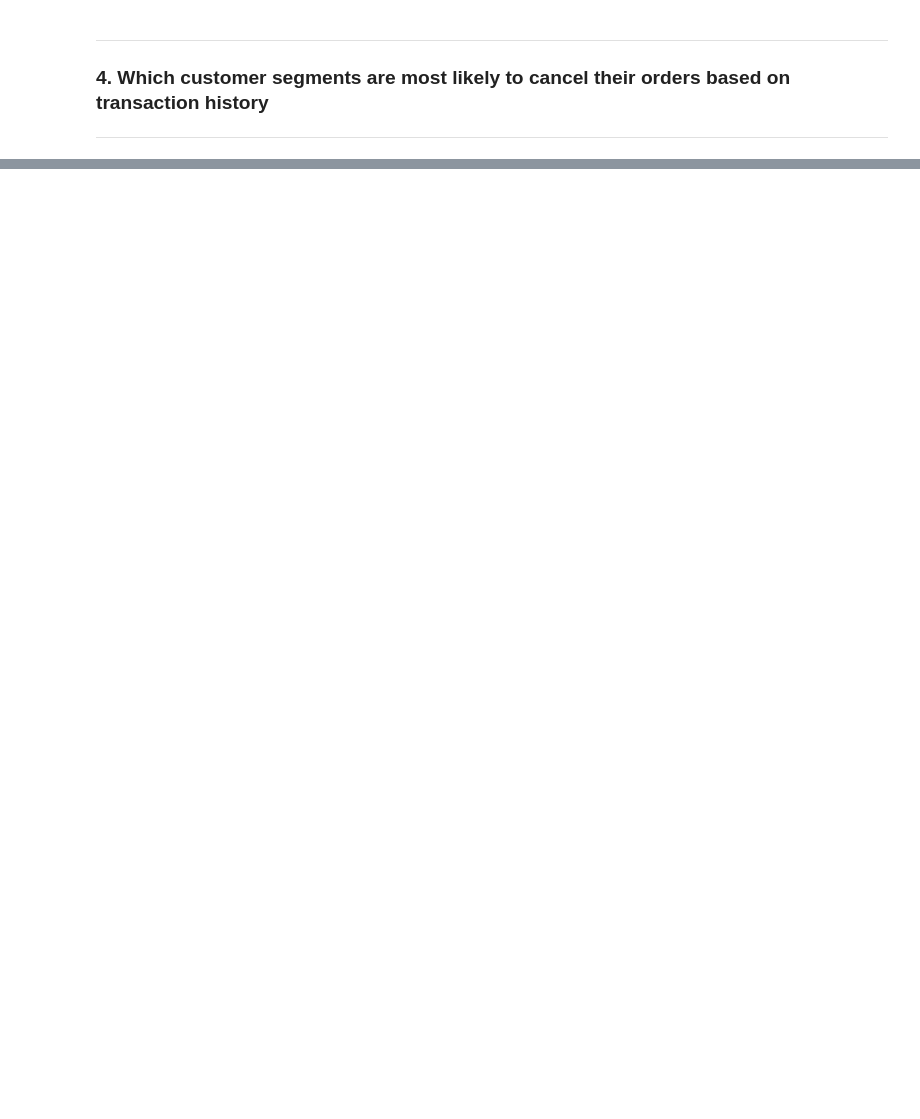
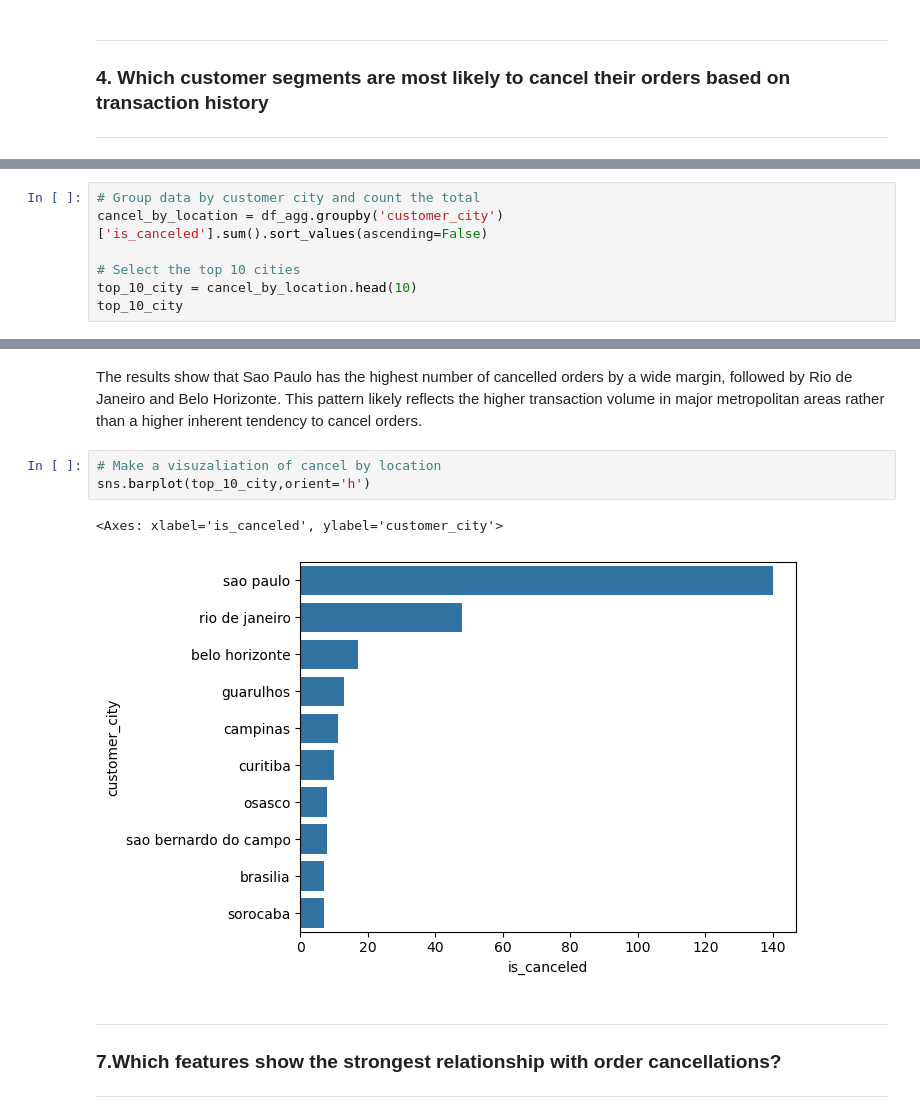
Before and after one commit to FTDS-assignment-bay/p2-final-project-ftds-051-rmt-group-001, a Jupyter notebook: EDA/EDA ver_1.ipynb, the cells around one changed output, grey strips where cells are left out. Cells and saved outputs as stored; diff of their text form; blank space fills up the shorter version.

```diff
--- a/EDA/EDA ver_1.ipynb
+++ b/EDA/EDA ver_1.ipynb
@@ -306,0 +350,7 @@ plt.show()
+# %%
+# Group data by customer city and count the total
+cancel_by_location = df_agg.groupby('customer_city')['is_canceled'].sum().sort_values(ascending=False)
+
+# Select the top 10 cities
+top_10_city = cancel_by_location.head(10)
+top_10_city
@@ -306,0 +370,12 @@ plt.show()
+# %% [markdown]
+The results show that Sao Paulo has the highest number of cancelled orders by a wide margin, followed by Rio de Janeiro and Belo Horizonte. This pattern likely reflects the higher transaction volume in major metropolitan areas rather than a higher inherent tendency to cancel orders.
+# %%
+# Make a visuzaliation of cancel by location
+sns.barplot(top_10_city,orient='h')
+# %% [output]
+<Axes: xlabel='is_canceled', ylabel='customer_city'>
+[figure, added]
+# %% [markdown]
+---
+### 7.Which features show the strongest relationship with order cancellations?
+---
```
Also changed, not shown: parts of 34 cells of this notebook.
